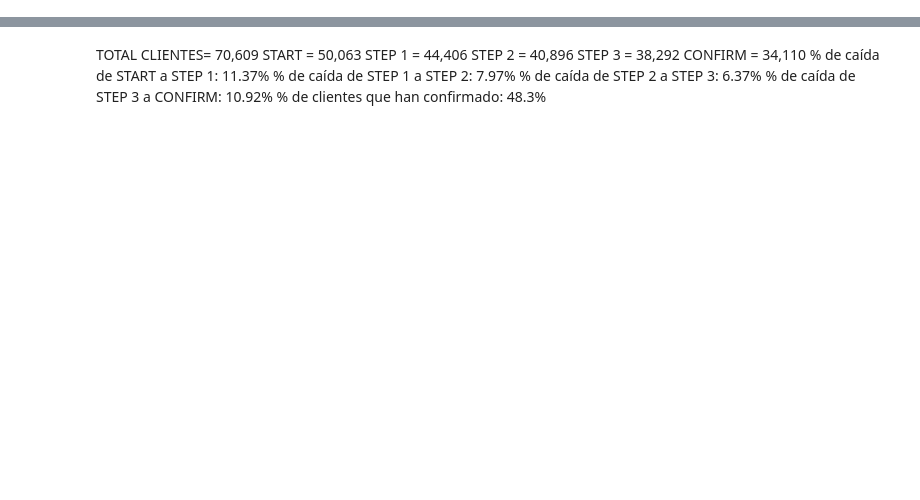
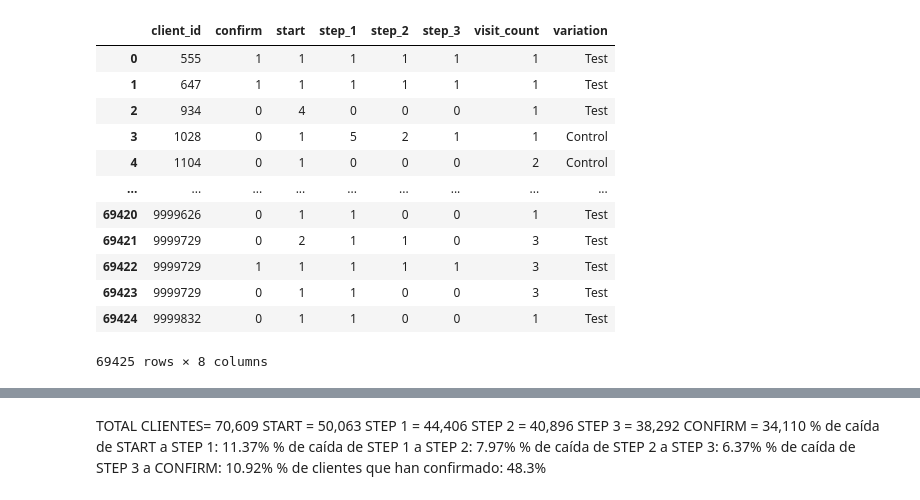
Before and after one commit to Ivannnsr/customer-experience-team-vanguard, a Jupyter notebook: mique_ivan.ipynb, the cells around one changed output, grey strips where cells are left out. Cells and saved outputs as stored; diff of their text form; code cells hidden in the pictures; blank space fills up the shorter version.

```diff
--- a/mique_ivan.ipynb
+++ b/mique_ivan.ipynb
@@ -65,3 +235,3 @@ tabla_analisis_reducida
 # %%
-pivot_df = tabla_analisis.pivot_table(index='client_id', columns='process_step', aggfunc='size', fill_value=0)
+pivot_df = tabla_analisis.pivot_table(index=['client_id', 'visit_id'], columns=['process_step'], aggfunc='size', fill_value=0)
 pivot_df
@@ -67,0 +253,11 @@ pivot_df
+# %%
+# Step 2: Group by 'client_id' and count unique 'visit_id' values
+visit_counts = tabla_analisis.groupby('client_id')['visit_id'].nunique().reset_index()
+visit_counts.columns = ['client_id', 'visit_count']
+visit_counts
+
+# Step 3: Merge the unique visit counts back to the original DataFrame
+pivot_df = pivot_df.merge(visit_counts, on='client_id', how='left')
+
+# Display the DataFrame with the new column
+pivot_df
@@ -67,0 +278,27 @@ pivot_df
+# %%
+# Ensure 'client_id' is in both DataFrames
+if 'client_id' not in pivot_df.columns:
+    pivot_df = pivot_df.reset_index()
+
+# Select the necessary columns from tabla_analisis
+variation_df = tabla_analisis[['client_id', 'variation']].drop_duplicates()
+
+# Merge the variation column to the pivot_df
+pivot_df = pivot_df.merge(variation_df, on='client_id', how='left')
+
+# Display the updated pivot_df
+pivot_df
+# %% [output]
+|  | client_id | confirm | start | step_1 | step_2 | step_3 | visit_count | variation |
+| 0 | 555 | 1 | 1 | 1 | 1 | 1 | 1 | Test |
+| 1 | 647 | 1 | 1 | 1 | 1 | 1 | 1 | Test |
+| 2 | 934 | 0 | 4 | 0 | 0 | 0 | 1 | Test |
+| 3 | 1028 | 0 | 1 | 5 | 2 | 1 | 1 | Control |
+| 4 | 1104 | 0 | 1 | 0 | 0 | 0 | 2 | Control |
+| ... | ... | ... | ... | ... | ... | ... | ... | ... |
+| 69420 | 9999626 | 0 | 1 | 1 | 0 | 0 | 1 | Test |
+| 69421 | 9999729 | 0 | 2 | 1 | 1 | 0 | 3 | Test |
+| 69422 | 9999729 | 1 | 1 | 1 | 1 | 1 | 3 | Test |
+| 69423 | 9999729 | 0 | 1 | 1 | 0 | 0 | 3 | Test |
+| 69424 | 9999832 | 0 | 1 | 1 | 0 | 0 | 1 | Test |
+69425 rows × 8 columns
```
Also changed, not shown: parts of 71 cells of this notebook, 3 other files.
